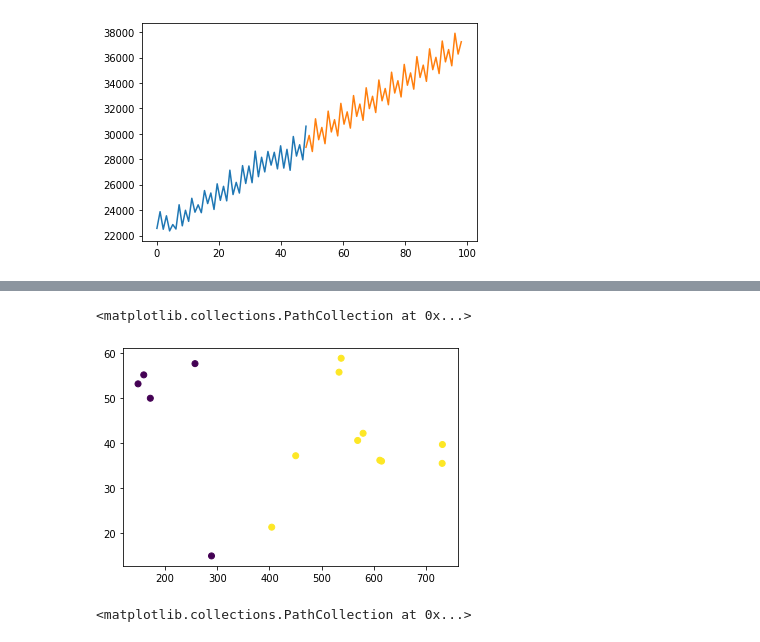
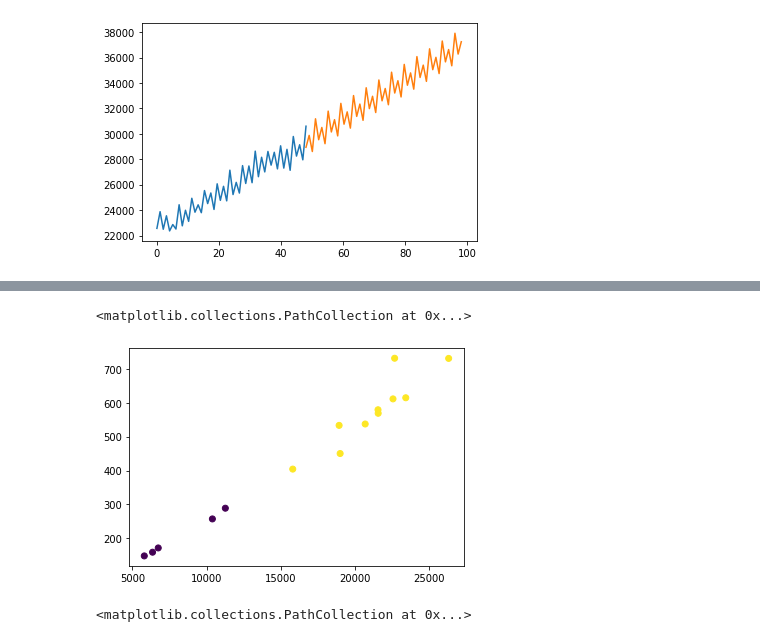
Before and after one commit to nisa-bayraktar/european_productivity, a Jupyter notebook: combined_features.ipynb, the cells around one changed output, grey strips where cells are left out. Drawn from its saved outputs; the diff is of its cells as text; code cells hidden in the pictures.

```diff
--- a/combined_features.ipynb
+++ b/combined_features.ipynb
@@ -494,13 +537,16 @@ Epoch 40/40
 # %%
 '''
 Clustering of features using K-means
+
+X = [Country, Time, Features]
+Plot the clusters against properties
 '''
 X = data[:, 0, :]
 kmeans = KMeans(n_clusters=2, random_state=0).fit(X)
-plt.scatter(X[:, 1], X[:, 4], c= kmeans.labels_)
+plt.scatter(X[:, 0], X[:, 1], c= kmeans.labels_)
 # %% [output]
 <matplotlib.collections.PathCollection at 0x...>
-[figure, old version]
+[figure, new version]
 # %%
 '''
 Clustering of features using DBSCAN
```
Also changed, not shown: parts of 15 cells of this notebook.
